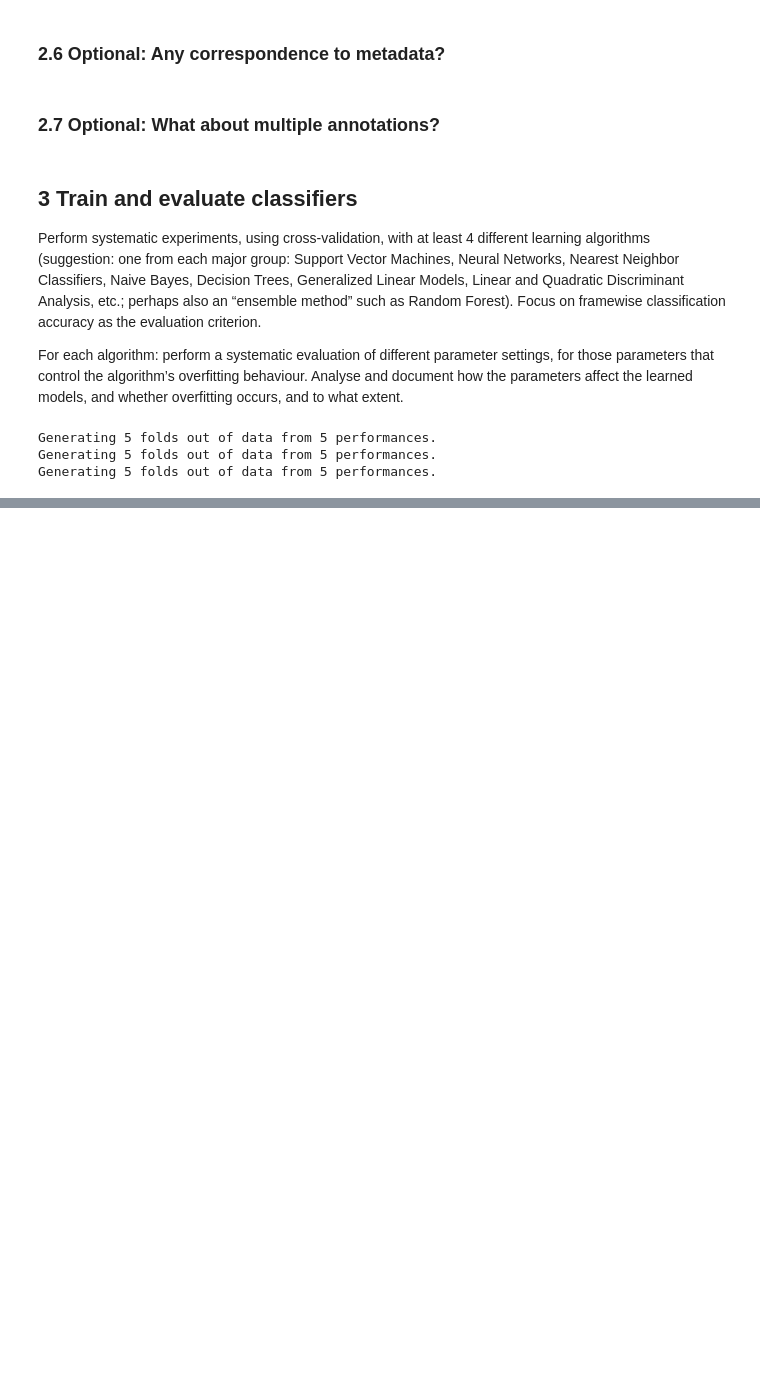
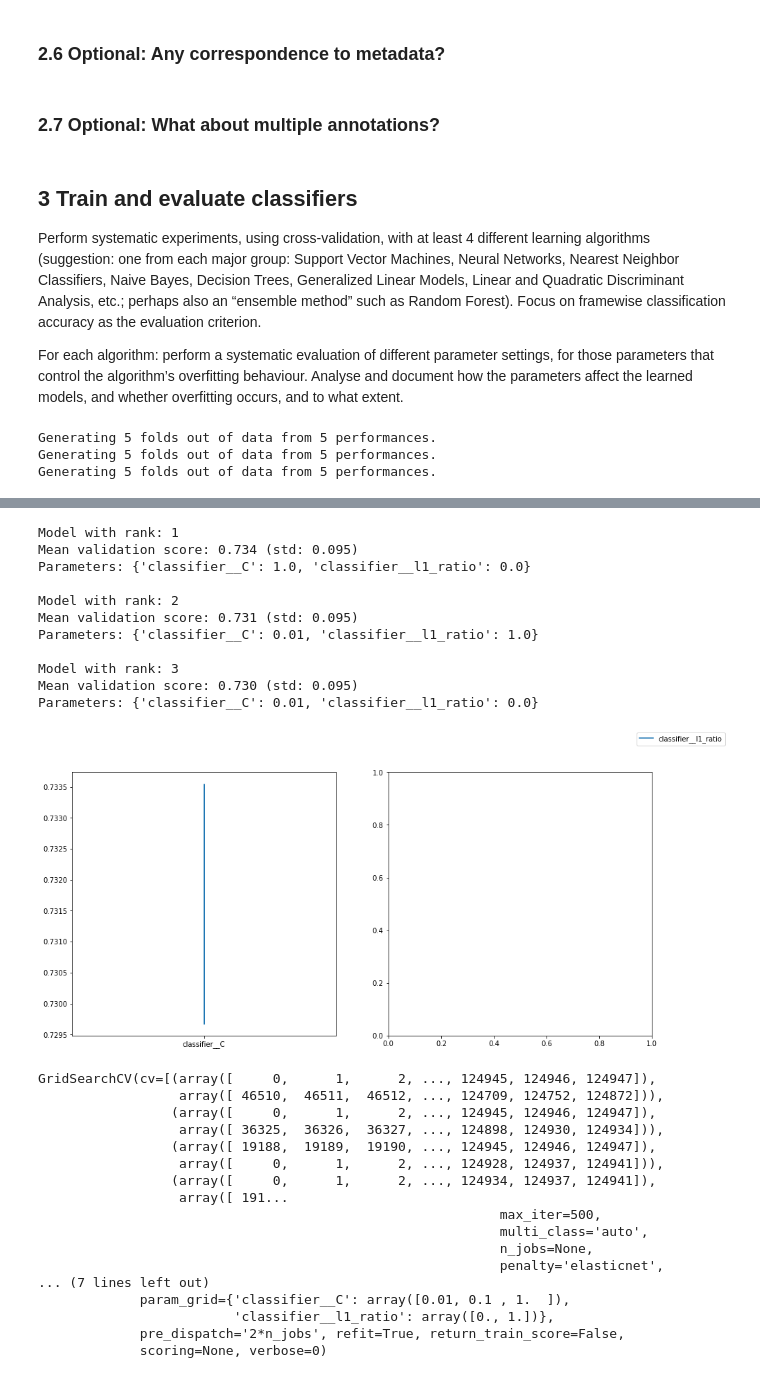
Before and after one commit to elias-gander/MLPC2020, a Jupyter notebook: MPLC2020.ipynb, the cells around one changed output, grey strips where cells are left out. Cells and saved outputs as stored; diff of their text form; code cells hidden in the pictures; blank space fills up the shorter version.

Commit message:
Add a grid search wrapper

```diff
--- a/MPLC2020.ipynb
+++ b/MPLC2020.ipynb
@@ -171,0 +182,2 @@ runner.cross_validate(folds_choral, scaler=StandardScaler(), projector=PCA(n_com
+# %%
+X, y, cv = data.generate_folds('choral', sampling='up')
@@ -171,0 +195,35 @@ runner.cross_validate(folds_choral, scaler=StandardScaler(), projector=PCA(n_com
+# %%
+clf = LogisticRegression(max_iter=500, class_weight='balanced', penalty='elasticnet', solver='saga')
+grid_search = GridSearchWrapper(clf, StandardScaler(), PCA(n_components=50))
+param_grid = {'l1_ratio': np.linspace(0, 1, num=2), 'C': np.power(10, np.arange(-2, 1, dtype=float))}
+grid_search.fit(X, y, param_grid, cv)
+# %% [output]
+Model with rank: 1
+Mean validation score: 0.734 (std: 0.095)
+Parameters: {'classifier__C': 1.0, 'classifier__l1_ratio': 0.0}
+
+Model with rank: 2
+Mean validation score: 0.731 (std: 0.095)
+Parameters: {'classifier__C': 0.01, 'classifier__l1_ratio': 1.0}
+
+Model with rank: 3
+Mean validation score: 0.730 (std: 0.095)
+Parameters: {'classifier__C': 0.01, 'classifier__l1_ratio': 0.0}
+[figure, added]
+GridSearchCV(cv=[(array([     0,      1,      2, ..., 124945, 124946, 124947]),
+                  array([ 46510,  46511,  46512, ..., 124709, 124752, 124872])),
+                 (array([     0,      1,      2, ..., 124945, 124946, 124947]),
+                  array([ 36325,  36326,  36327, ..., 124898, 124930, 124934])),
+                 (array([ 19188,  19189,  19190, ..., 124945, 124946, 124947]),
+                  array([     0,      1,      2, ..., 124928, 124937, 124941])),
+                 (array([     0,      1,      2, ..., 124934, 124937, 124941]),
+                  array([ 191...
+                                                           max_iter=500,
+                                                           multi_class='auto',
+                                                           n_jobs=None,
+                                                           penalty='elasticnet',
+... (7 lines left out)
+             param_grid={'classifier__C': array([0.01, 0.1 , 1.  ]),
+                         'classifier__l1_ratio': array([0., 1.])},
+             pre_dispatch='2*n_jobs', refit=True, return_train_score=False,
+             scoring=None, verbose=0)
```
Also changed, not shown: parts of 10 cells of this notebook, 3 other files.
